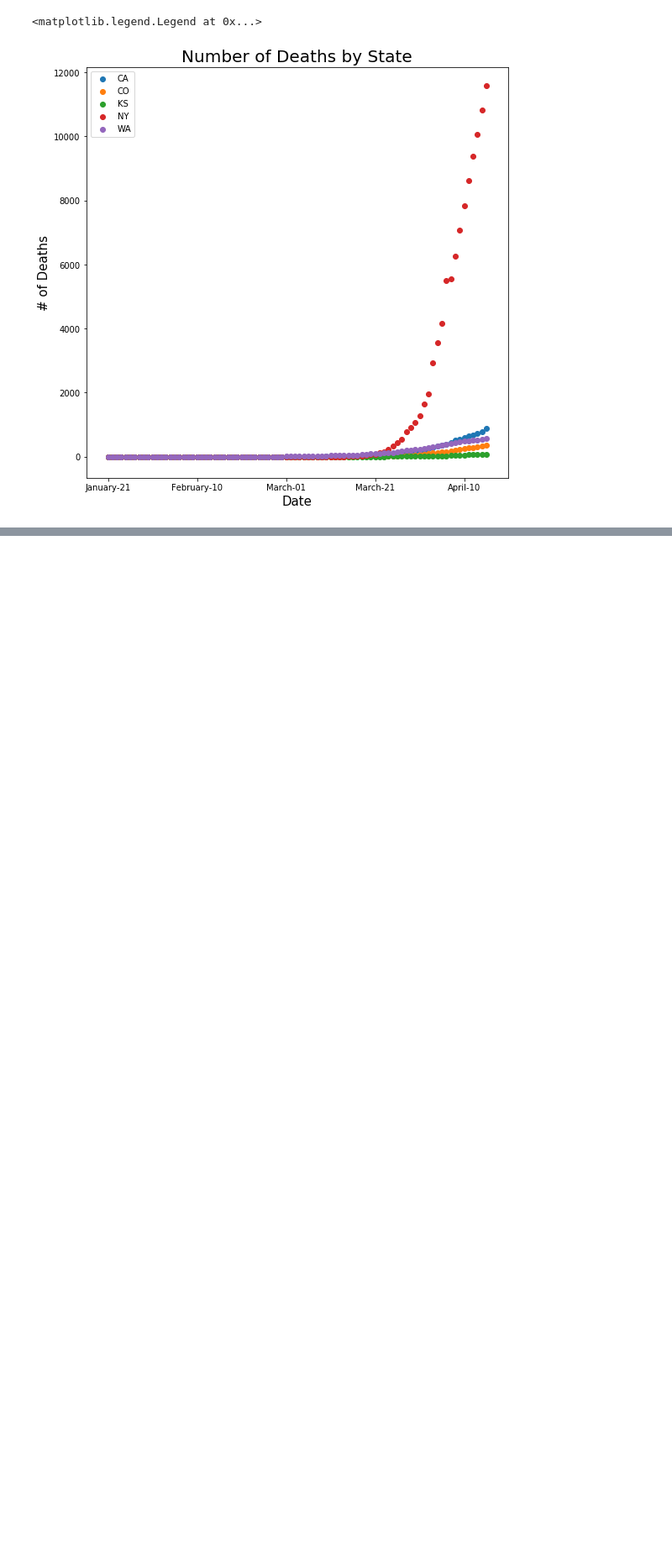
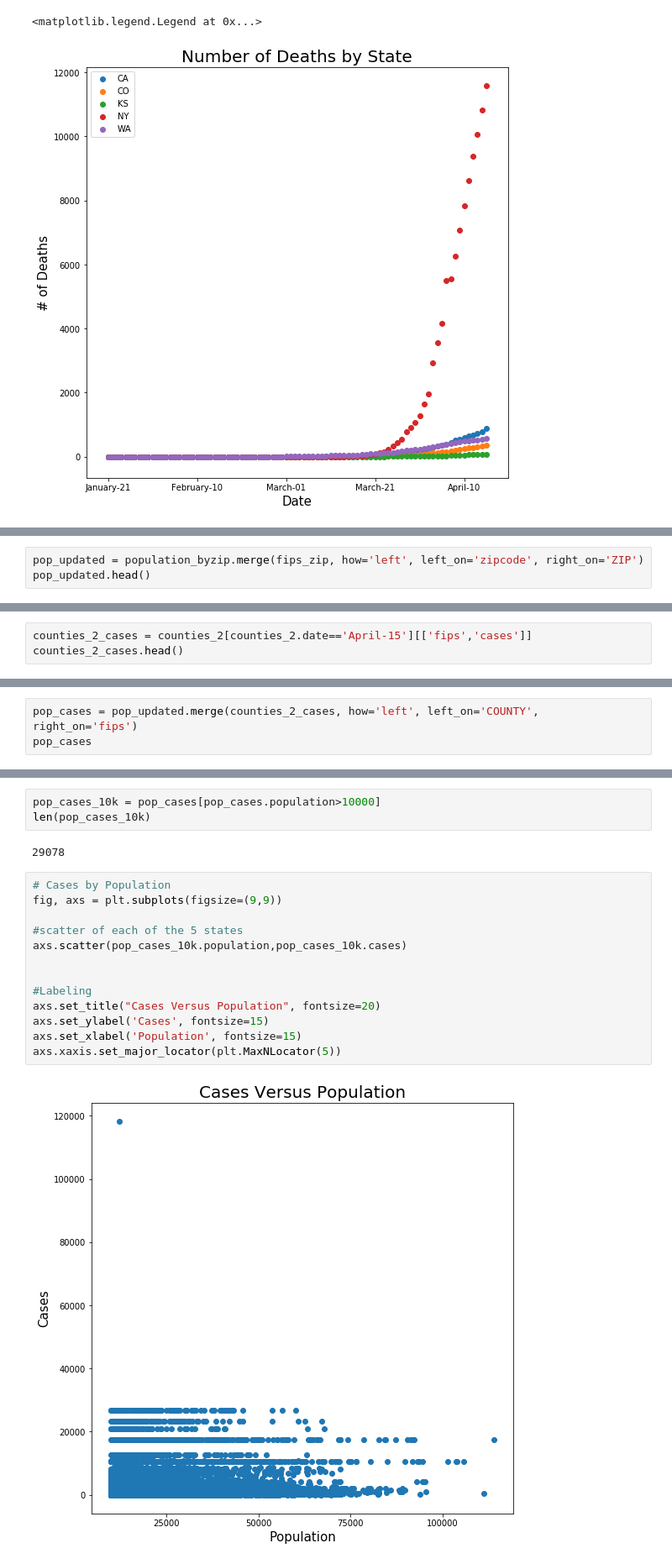
Before and after one commit to CSJohnLee/COVID19_Project, a Jupyter notebook: Lee_EDA.ipynb, the cells around one changed output, grey strips where cells are left out. Shown at 84% size. Saved outputs shown, nothing was run; the diff lists cells and outputs as text; blank space fills up the shorter version.

Commit message:
trying to merge zip and fip codes and population

```diff
--- a/Lee_EDA.ipynb
+++ b/Lee_EDA.ipynb
@@ -192,0 +252,3 @@ plt.legend(['CA', 'CO', 'KS', 'NY', 'WA'])
+# %%
+pop_updated = population_byzip.merge(fips_zip, how='left', left_on='zipcode', right_on='ZIP')
+pop_updated.head()
@@ -192,0 +266,3 @@ plt.legend(['CA', 'CO', 'KS', 'NY', 'WA'])
+# %%
+counties_2_cases = counties_2[counties_2.date=='April-15'][['fips','cases']]
+counties_2_cases.head()
@@ -192,0 +276,3 @@ plt.legend(['CA', 'CO', 'KS', 'NY', 'WA'])
+# %%
+pop_cases = pop_updated.merge(counties_2_cases, how='left', left_on='COUNTY', right_on='fips')
+pop_cases
@@ -192,0 +293,20 @@ plt.legend(['CA', 'CO', 'KS', 'NY', 'WA'])
+# %%
+pop_cases_10k = pop_cases[pop_cases.population>10000]
+len(pop_cases_10k)
+# %% [output]
+29078
+# %%
+# Cases by Population
+fig, axs = plt.subplots(figsize=(9,9))
+
+#scatter of each of the 5 states
+axs.scatter(pop_cases_10k.population,pop_cases_10k.cases)
+
+
+#Labeling
+axs.set_title("Cases Versus Population", fontsize=20)
+axs.set_ylabel('Cases', fontsize=15)
+axs.set_xlabel('Population', fontsize=15)
+axs.xaxis.set_major_locator(plt.MaxNLocator(5))
+# %% [output]
+[figure, added]
```
Also changed, not shown: parts of 18 cells of this notebook, 3 other files.
